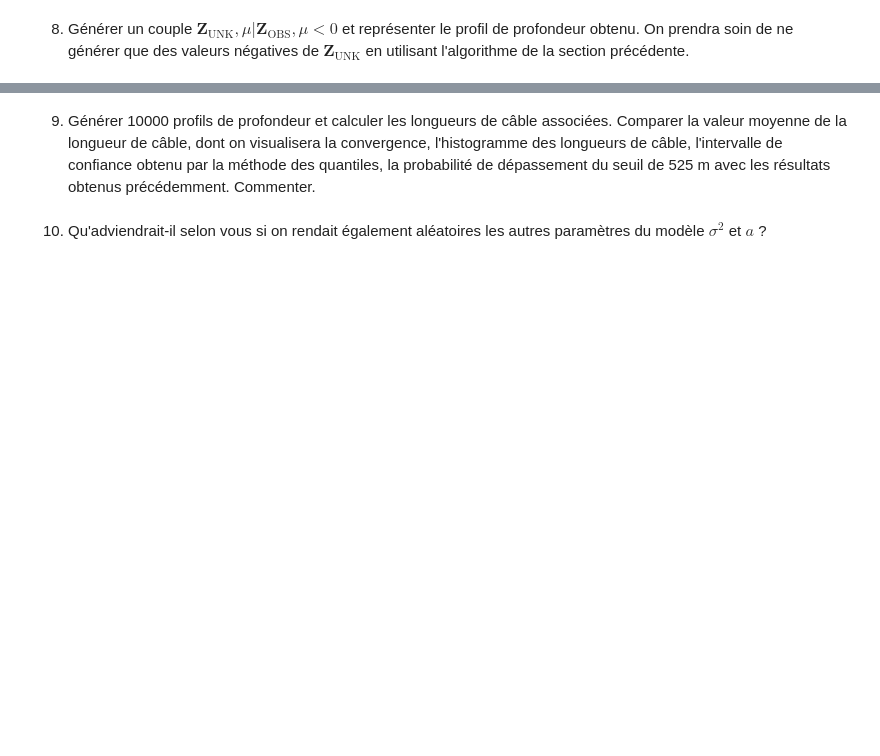
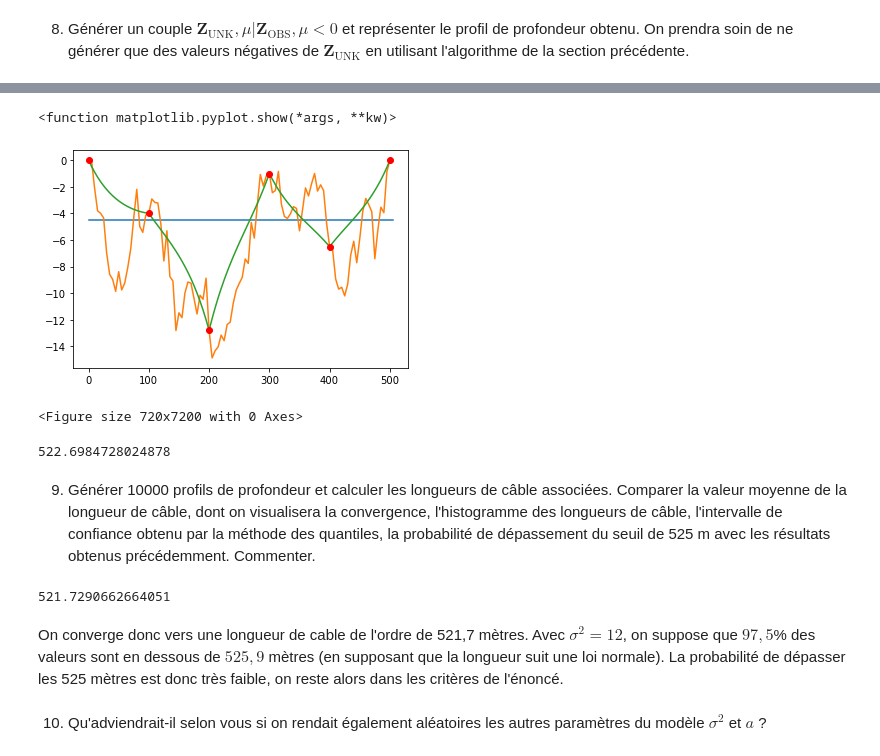
Before and after one commit to jedupau/Projet-numerique-proba, a Jupyter notebook: Projet numérique de Probabilités 2021.ipynb, the cells around one changed output, grey strips where cells are left out. Drawn from its saved outputs; the diff is of its cells as text; code cells hidden in the pictures; blank space fills up the shorter version.

```diff
--- a/Projet numérique de Probabilités 2021.ipynb
+++ b/Projet numérique de Probabilités 2021.ipynb
@@ -433,2 +429,14 @@ print(mu_Z())
 # %% [markdown]
 8. Générer un couple $\mathbf{Z}_{\text{UNK}}, \mu| \mathbf{Z}_{\text{OBS}}, \mu <0$ et représenter le profil de profondeur obtenu. On prendra soin de ne générer que des valeurs négatives de $\mathbf{Z}_{\text{UNK}}$ en utilisant l'algorithme de la section précédente.
+# %%
+mu_z = mu_Z()
+while True :
+
+    Cholesky = np.linalg.cholesky(SigmaCond)
+    x = np.random.normal(0,1, np.shape(unknown_indexes)[0])
+    Ec_z = mu_z +np.matmul(np.transpose(SigmaObsUnknown), np.matmul(np.linalg.inv(SigmaObs), depth - mu_z))
+    simu = Ec_z + np.matmul(Cholesky, x)
+    if np.all(simu < 0):
+        break
+
+print(simu, mu_z)
@@ -435,2 +463,20 @@ print(mu_Z())
+# %%
+allval3 = np.zeros(N)
+allval3[unknown_indexes] = simu
+allval3[observation_indexes] = depth
+plt.plot(np.arange(0, N + 1)*Delta, mu_z*np.ones(N + 1))
+plt.plot(discretization, allval3)
+plt.plot(discretization, allval1)
+plt.plot(discretization[observation_indexes], depth, 'ro')
+plt.figure(figsize = (10,100))
+plt.show
+# %% [output]
+<function matplotlib.pyplot.show(*args, **kw)>
+[figure, added]
+<Figure size 720x7200 with 0 Axes>
+# %%
+longueur_cable(allval3)
+# %% [output]
+522.6984728024878
 # %% [markdown]
 9. Générer 10000 profils de profondeur et calculer les longueurs de câble associées. Comparer la valeur moyenne de la longueur de câble, dont on visualisera la convergence, l'histogramme des longueurs de câble, l'intervalle de confiance obtenu par la méthode des quantiles, la probabilité de dépassement du seuil de 525 m avec les résultats obtenus précédemment. Commenter.
@@ -437,2 +509,9 @@ print(mu_Z())
+# %%
+calc_longueur_cable(10000)
+# %% [output]
+521.7290662664051
+# %% [markdown]
+On converge donc vers une longueur de cable de l'ordre de 521,7 mètres. Avec $\sigma^2 = 12$, on suppose que $97,5$% des valeurs sont en dessous de $525,9$ mètres (en supposant que la longueur suit une loi normale).
+La probabilité de dépasser les 525 mètres est donc très faible, on reste alors dans les critères de l'énoncé.
 # %% [markdown]
 10. Qu'adviendrait-il selon vous si on rendait également aléatoires les autres paramètres du modèle $\sigma^2$ et $a$ ?
```
Also changed, not shown: parts of 8 cells of this notebook.
